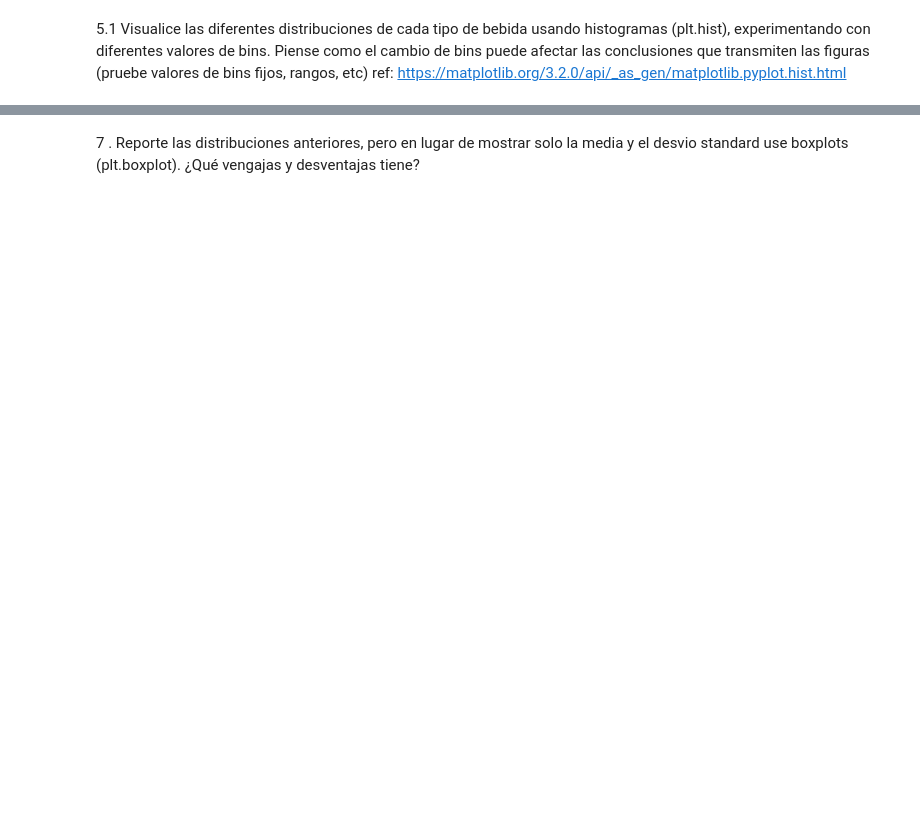
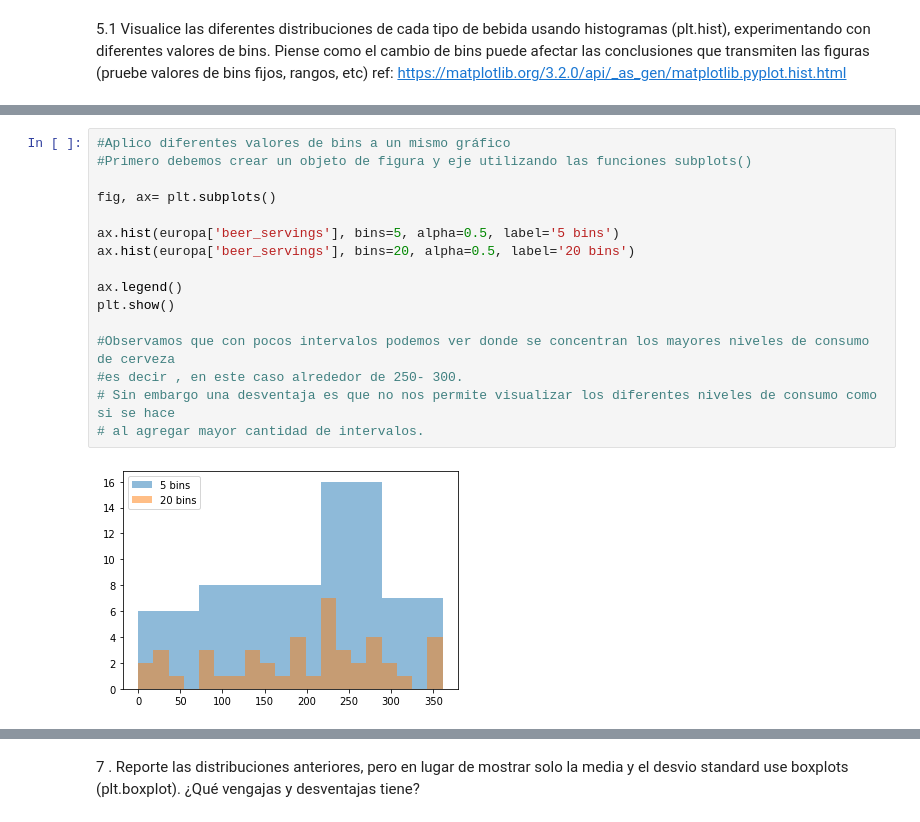
Before and after one commit to Luis-Eduardo-P-Ch/Programacion-para-el-Analisis-de-datos, a Jupyter notebook: Practica5.ipynb, the cells around one changed output, grey strips where cells are left out. Drawn from its saved outputs; the diff is of its cells as text; blank space fills up the shorter version.

```diff
--- a/Practica5.ipynb
+++ b/Practica5.ipynb
@@ -106,0 +199,18 @@ ref: https://matplotlib.org/3.2.0/api/_as_gen/matplotlib.pyplot.hist.html
+# %%
+#Aplico diferentes valores de bins a un mismo gráfico
+#Primero debemos crear un objeto de figura y eje utilizando las funciones subplots()
+
+fig, ax= plt.subplots()
+
+ax.hist(europa['beer_servings'], bins=5, alpha=0.5, label='5 bins')
+ax.hist(europa['beer_servings'], bins=20, alpha=0.5, label='20 bins')
+
+ax.legend()
+plt.show()
+
+#Observamos que con pocos intervalos podemos ver donde se concentran los mayores niveles de consumo de cerveza
+#es decir , en este caso alrededor de 250- 300.
+# Sin embargo una desventaja es que no nos permite visualizar los diferentes niveles de consumo como si se hace
+# al agregar mayor cantidad de intervalos.
+# %% [output]
+[figure, added]
```
Also changed, not shown: parts of 13 cells of this notebook.
